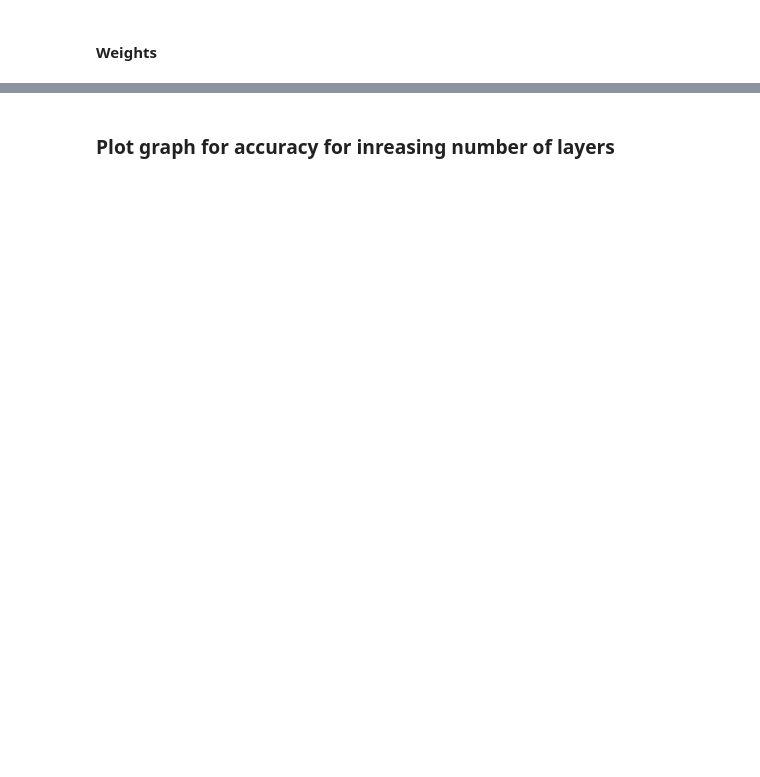
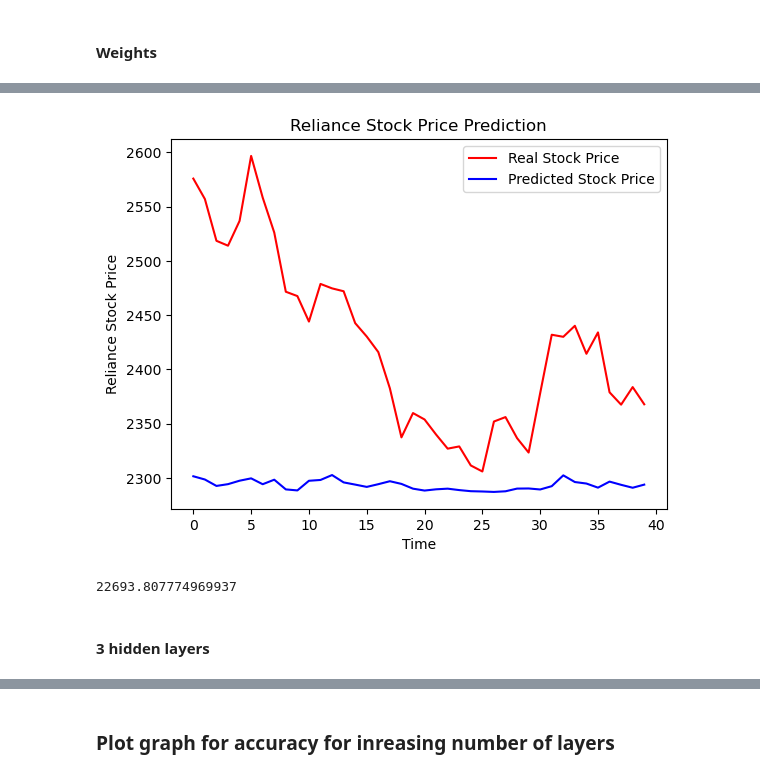
Before and after one commit to Snehbhandari/Thesis-Work, a Jupyter notebook: Code/analyzing_redundant_layers.ipynb, the cells around one changed output, grey strips where cells are left out. Saved outputs shown, nothing was run; the diff lists cells and outputs as text; code cells hidden in the pictures; blank space fills up the shorter version.

Commit message:
Layer Analysis update 1

```diff
--- a/Code/analyzing_redundant_layers.ipynb
+++ b/Code/analyzing_redundant_layers.ipynb
@@ -11 +164,5 @@
+# %%
+weights = []
+for layer in my_model.layers:
+    weights.append(layer.get_weights())
 # %% [markdown]
@@ -14,0 +175,31 @@
+# %%
+my_model2 = Sequential()
+
+# add layers
+
+#layer 1
+my_model2.add(SimpleRNN(units = 100, return_sequences = True, activation = "relu", input_shape = (x_train_a.shape[1] ,1)))
+my_model2.add(Dropout(rate = 0.2))
+
+#layer 2
+my_model2.add(SimpleRNN(units = 100, return_sequences = True, activation = "relu", input_shape = (x_train_a.shape[1] ,1)))
+my_model2.add(Dropout(rate = 0.2))
+
+#layer 3
+my_model2.add(SimpleRNN(units = 100, return_sequences = False, activation = "relu"))
+my_model2.add(Dropout(rate = 0.2))
+
+#output layer
+my_model2.add(Dense(units = 1))
+
+## compile model
+my_model2.compile(optimizer = "adam", loss = "mean_squared_error")
+# %%
+my_model2.layers[0].set_weights(weights[0])
+my_model2.layers[2].set_weights(weights[2])
+my_model2.layers[4].set_weights(weights[4])
+my_model2.layers[6].set_weights(weights[20])
+# %%
+predicted_stock_price = my_model2.predict(x_test)
+predicted_stock_price = scaler.inverse_transform(predicted_stock_price)
+real_stock_price = df2.values
@@ -14,0 +209,18 @@
+# %%
+plt.plot(real_stock_price, color='red', label='Real Stock Price')
+plt.plot(predicted_stock_price, color='blue', label='Predicted Stock Price')
+plt.title('Reliance Stock Price Prediction')
+plt.xlabel('Time')
+plt.ylabel('Reliance Stock Price')
+plt.legend()
+plt.show()
+# %% [output]
+[figure, added]
+# %%
+MSE = np.square(np.subtract(real_stock_price, predicted_stock_price)).mean()
+mse.append(MSE)
+MSE
+# %% [output]
+22693.807774969937
+# %% [markdown]
+#### 3 hidden layers
```
Also changed, not shown: parts of 46 cells of this notebook, 1 other file.
